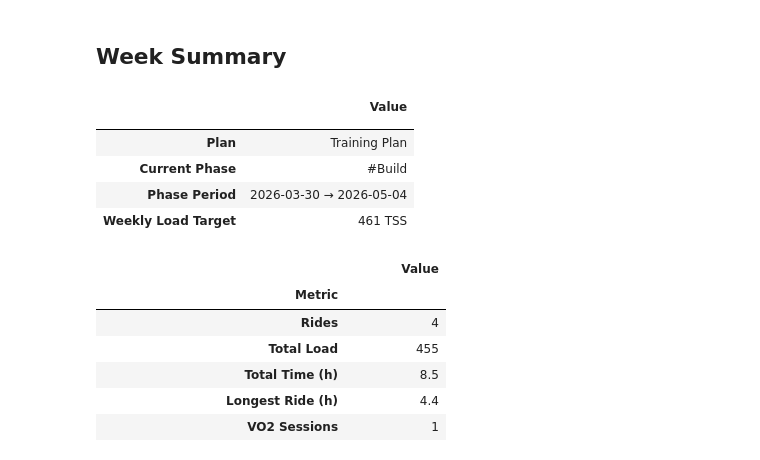
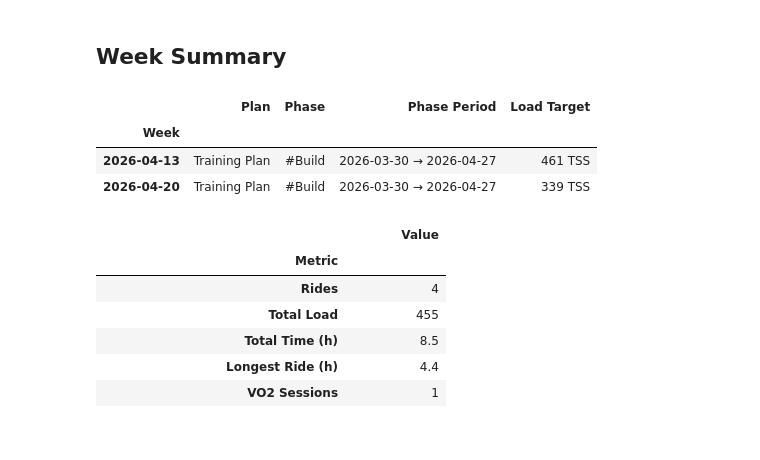
Before and after one commit to rbrands/intervals-icu-sync, a Jupyter notebook: notebooks/week_summary.ipynb, the cells around one changed output. Drawn from its saved outputs; the diff is of its cells as text; code cells hidden in the pictures.

Commit message:
feat: Trainings plan for this and the following week as input for coach

```diff
--- a/notebooks/week_summary.ipynb
+++ b/notebooks/week_summary.ipynb
@@ -76,34 +76,35 @@ pd.DataFrame(list(metrics_display.items()), columns=["Metric", "Value"]).set_ind
 # %%
 
 ws = data.get("week_summary", {})
-tp = ws.get("training_plan", {})
+tp = ws.get("training_plan")
 
 if tp:
-    plan_name  = tp.get("plan_name") or "Training Plan"
-    phase      = tp.get("phase")
-    phase_start = tp.get("phase_start", "")
-    phase_end   = tp.get("phase_end", "")
-    load_target = tp.get("weekly_load_target")
+    # Support both old dict format and new list format
+    if isinstance(tp, dict):
+        tp = [tp]
 
-    phase_label  = f"#{phase}" if phase else "(no phase)"
-    target_label = f"{load_target} TSS" if load_target is not None else "(none)"
+    rows = []
+    for entry in tp:
+        week      = entry.get("week", "")
+        plan_name = entry.get("plan_name") or "Training Plan"
+        phase     = entry.get("phase")
+        load      = entry.get("weekly_load_target")
+        rows.append({
+            "Week":         week,
+            "Plan":         plan_name,
+            "Phase":        f"#{phase}" if phase else "(no phase)",
+            "Phase Period": f"{entry.get('phase_start', '')} → {entry.get('phase_end', '')}",
+            "Load Target":  f"{load} TSS" if load is not None else "(none)",
+        })
 
-    plan_display = {
-        "Plan":                plan_name,
-        "Current Phase":       phase_label,
-        "Phase Period":        f"{phase_start} → {phase_end}",
-        "Weekly Load Target":  target_label,
-    }
-    display(pd.DataFrame(list(plan_display.items()), columns=["", "Value"]).set_index(""))
+    display(pd.DataFrame(rows).set_index("Week"))
 else:
     print("No training plan data available — run get_training_plan.py first.")
 # %% [output]
-|  | Value |
-|  |  |
-| Plan | Training Plan |
-| Current Phase | #Build |
-| Phase Period | 2026-03-30 → 2026-05-04 |
-| Weekly Load Target | 461 TSS |
+|  | Plan | Phase | Phase Period | Load Target |
+| Week |  |  |  |  |
+| 2026-04-13 | Training Plan | #Build | 2026-03-30 → 2026-04-27 | 461 TSS |
+| 2026-04-20 | Training Plan | #Build | 2026-03-30 → 2026-04-27 | 339 TSS |
 # %%
 ws = data.get("week_summary", {})
 
```
Also changed, not shown: 4 other files.
